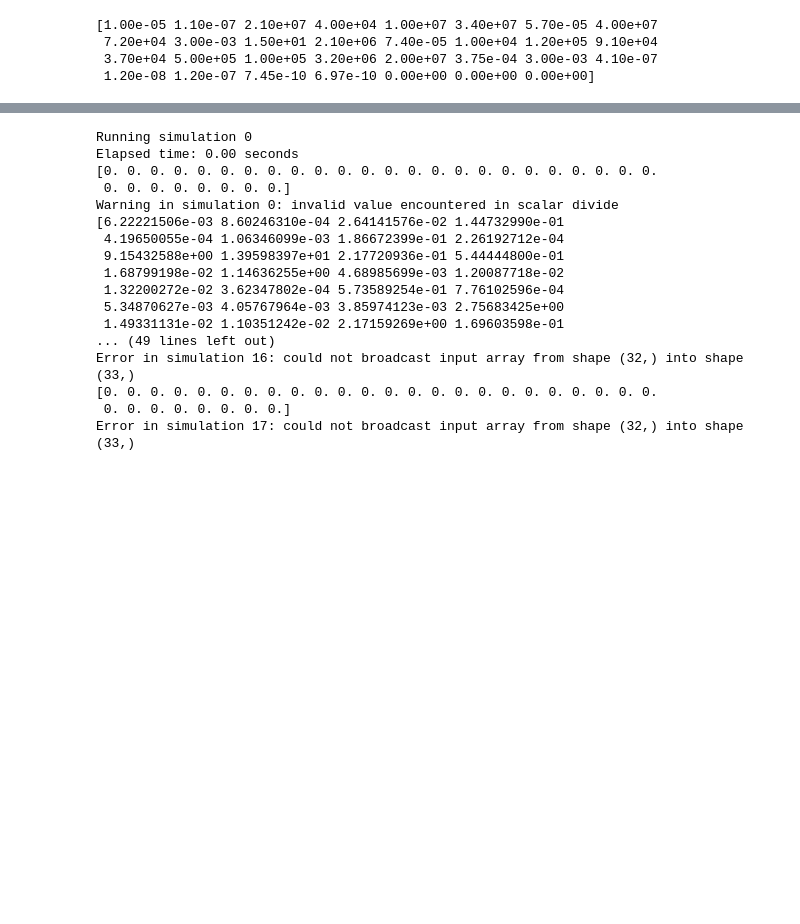
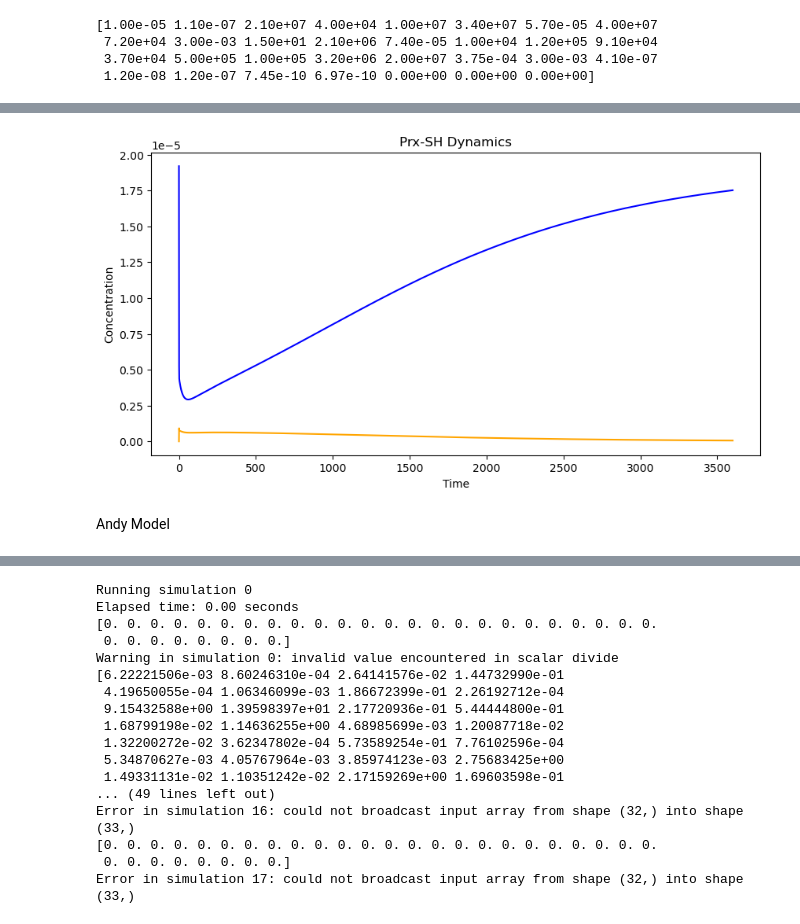
Before and after one commit to yunchen-git/ROS-ABM, a Jupyter notebook: testbed.ipynb, the cells around one changed output, grey strips where cells are left out. Saved outputs shown, nothing was run; the diff lists cells and outputs as text; code cells hidden in the pictures; blank space fills up the shorter version.

```diff
--- a/testbed.ipynb
+++ b/testbed.ipynb
@@ -231,20 +102,31 @@ def model(x, t, k):
     dxdt[1] = (((k[0] * x[0] * 10e-3 * 1.02e-5) / (9.16e-13))
                - ((k[0] * x[1] * 10e-3 * 1.02e-5) / (9.16e-13))
                - 2 * (k[22] * x[1] * 10e-3 * 2.98e-9) / (1.53e-14)
-               - k[2] * x[2] * (x[1] - x0[1])
-               - k[5] * x[7] * (x[1] - x0[1])
-               - k[7] * x[9] * (x[1] - x0[1])
-               - k[8] * x[10] * (x[1] - x0[1])
-               - k[13] * x[15] * (x[1] - x0[1])
-               - k[17] * x[20] * (x[1] - x0[1])
+               - k[2] * x[2] * (x[1] - x0[1])               # GPx_red reacting with H2O2in
+               - k[5] * x[7] * (x[1] - x0[1])               # Catalase reacts with H2O2 inside peroxisome
+               - k[7] * x[9] * (x[1] - x0[1])               # Peroxiredoxin is oxidized by H2O2
+               - k[8] * x[10] * (x[1] - x0[1])              # Oxidized peroxiredoxin is over-oxidized by H2O2
+               - k[13] * x[15] * (x[1] - x0[1])             # Protein monothiol oxidized by H2O2
+               - k[17] * x[20] * (x[1] - x0[1])             # Protein dithiol oxidized by H2O2
                + k[1]
                + k[29] * x[25] * x[27]                                      # superoxide dismutase reduction and oxidation by superoxide
                )
 
-    dxdt[2] = - k[2] * x[2] * (x[1] - x0[1]) + k[4] * (x[4] - x0[4]) * x[5]
+    print(2 * (k[22] * x[1] * 10e-3 * 2.98e-9) / (1.53e-14)
+               + k[2] * x[2] * (x[1] - x0[1])
+               + k[5] * x[7] * (x[1] - x0[1])
+               + k[7] * x[9] * (x[1] - x0[1])
+               + k[8] * x[10] * (x[1] - x0[1])
+               + k[13] * x[15] * (x[1] - x0[1])
+               + k[17] * x[20] * (x[1] - x0[1]))
+
+    dxdt[2] = (- k[2] * x[2] * (x[1] - x0[1])
+                + k[4] * (x[4] - x0[4]) * x[5])
+
     dxdt[3] = k[2] * x[2] * (x[1] - x0[1]) - k[3] * (x[3] - x0[3]) * x[5]
     dxdt[4] = k[3] * (x[3] - x0[3]) * x[5] - k[4] * (x[4] - x0[4]) * x[5]
-    dxdt[5] = (- k[3] * (x[3] - x0[3]) * x[5]
+
+    dxdt[5] = (- k[3] * (x[3] - x0[3]) * x[5]                           #GSH
                - k[4] * (x[4] - x0[4]) * x[5]
                - 2 * k[12] * x[5]
                - k[14] * (x[16] - x0[16]) * x[5]
@@ -252,14 +134,18 @@ def model(x, t, k):
                + 2 * k[19] * (x[6] - x0[6]) * x[22]
                + k[23]
                - k[25])
+
     dxdt[6] = (k[4] * (x[4] - x0[4]) * x[5] + k[12] * x[5] +
                k[16] * (x[19] - x0[19]) * x[5] - k[19] * (x[6] - x0[6]) * x[22] -
                k[24] - k[25])
     dxdt[7] = 0
     dxdt[8] = (k[22] * x[1] * 10e-3 * 2.98e-9) / (1.53e-14) - k[5] * x[7] * (x[8] - x0[8])
-    dxdt[9] = - k[7] * x[9] * (x[1] - x0[1]) + k[11] * (x[12] - x0[12]) * x[13]
-    dxdt[10] = (k[7] * x[9] * (x[1] - x0[1]) - k[8] * x[10] * (x[1] - x0[1]) +
-                k[9] * (x[11] - x0[11]) - k[10] * x[10])
+    dxdt[9] = (- k[7] * x[9] * (x[1] - x0[1])
+               + k[11] * (x[12] - x0[12]) * x[13])
+    dxdt[10] = (k[7] * x[9] * (x[1] - x0[1])
+                - k[8] * x[10] * (x[1] - x0[1])
+                + k[9] * (x[11] - x0[11])
+                - k[10] * x[10])
     dxdt[11] = k[8] * x[10] * (x[1] - x0[1]) - k[9] * (x[11] - x0[11])
     dxdt[12] = k[10] * x[10] - k[11] * (x[12] - x0[12]) * x[13]
     dxdt[13] = (- k[11] * (x[12] - x0[12]) * x[13]
@@ -416,3 +254,15 @@ KeyboardInterrupt:
+# %%
+plt.figure(figsize=(10, 5))
+plt.plot(t, solution[:, 9], label='Prx-SH', color='blue')
+plt.plot(t, solution[:, 10], label='Prx-SOH', color='orange')
+plt.xlabel('Time')
+plt.ylabel('Concentration')
+plt.title('Prx-SH Dynamics')
+plt.show()
+# %% [output]
+[figure, added]
+# %% [markdown]
+Andy Model
 # %%
 import numpy as np
 from scipy.integrate import odeint
```
Also changed, not shown: parts of 8 cells of this notebook, 29 other files.
